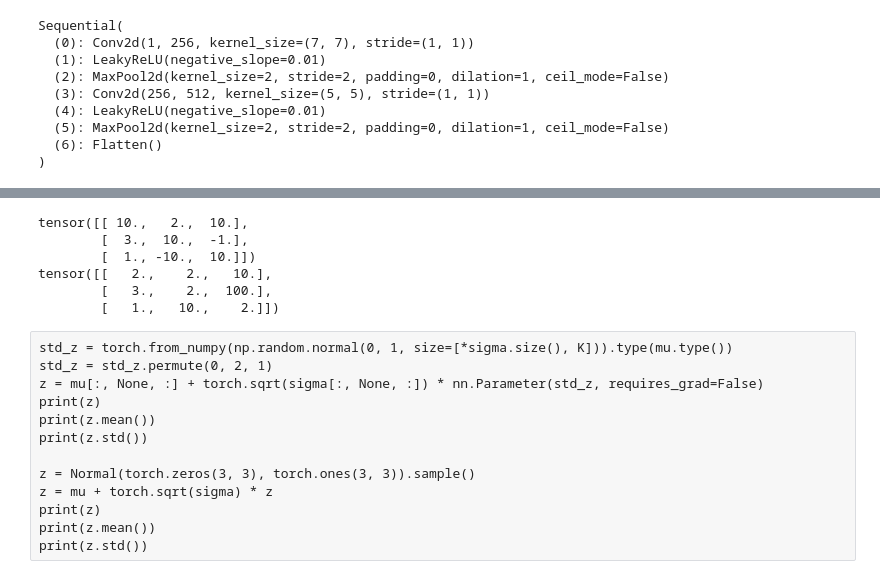
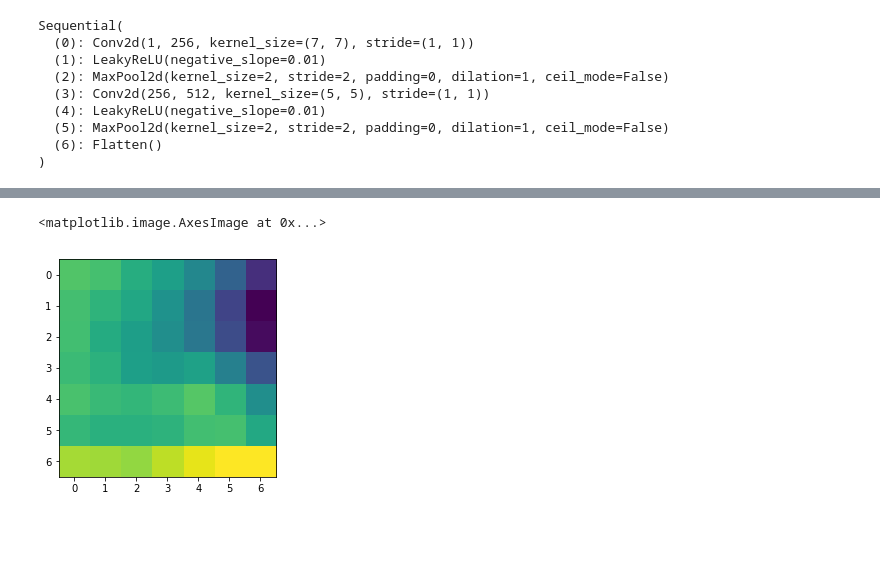
Before and after one commit to DahaKot/Deep-Weight-Prior, a Jupyter notebook: vae.ipynb, the cells around one changed output, grey strips where cells are left out. Saved outputs shown, nothing was run; the diff lists cells and outputs as text; code cells hidden in the pictures; blank space fills up the shorter version.

```diff
--- a/vae.ipynb
+++ b/vae.ipynb
@@ -288,39 +341,5 @@ plt.imshow(mu_x[50].reshape((7, 7)))
-# %%
-mu = torch.eye(3, 3)*10
-mu[0, 1] = 2
-mu[0, 2] = 10
-mu[1, 0] = 3
-mu[1, 2] = -1
-mu[2, 0] = 1
-mu[2, 1] = -10
-mu = mu
-print(mu)
-sigma = torch.eye(3, 3)*2
-sigma[0, 1] = 2
-sigma[0, 2] = 10
-sigma[1, 0] = 3
-sigma[1, 2] = 100
-sigma[2, 0] = 1
-sigma[2, 1] = 10
-print(sigma)
-K = 1
-# %% [output]
-tensor([[ 10.,   2.,  10.],
-        [  3.,  10.,  -1.],
-        [  1., -10.,  10.]])
-tensor([[   2.,    2.,   10.],
-        [   3.,    2.,  100.],
-        [   1.,   10.,    2.]])
-# %% [raw]
-std_z = torch.from_numpy(np.random.normal(0, 1, size=[*sigma.size(), K])).type(mu.type())
-std_z = std_z.permute(0, 2, 1)
-z = mu[:, None, :] + torch.sqrt(sigma[:, None, :]) * nn.Parameter(std_z, requires_grad=False)
-print(z)
-print(z.mean())
-print(z.std())
-
-z = Normal(torch.zeros(3, 3), torch.ones(3, 3)).sample()
-z = mu + torch.sqrt(sigma) * z
-print(z)
-print(z.mean())
-print(z.std())
+# %%
+plt.imshow(mu_x[10].reshape((7, 7)))
+# %% [output]
+<matplotlib.image.AxesImage at 0x...>
+[figure, added]
```
Also changed, not shown: parts of 21 cells of this notebook, 1 other file.
